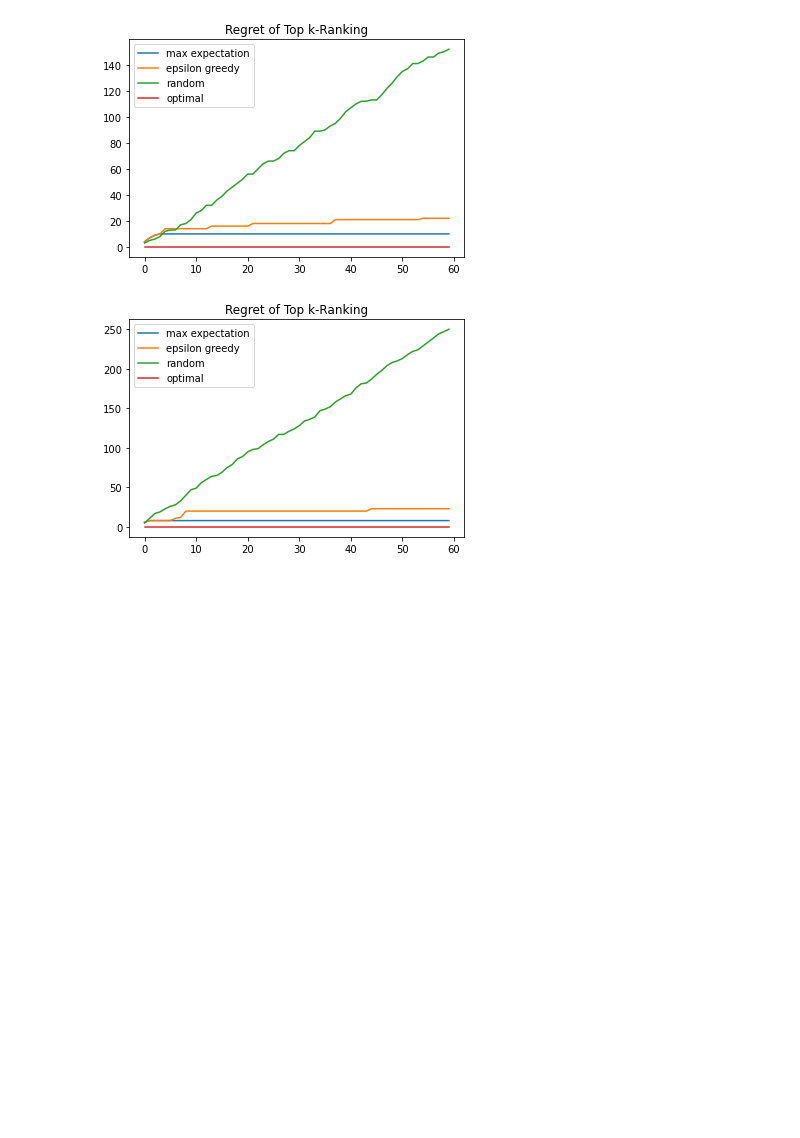
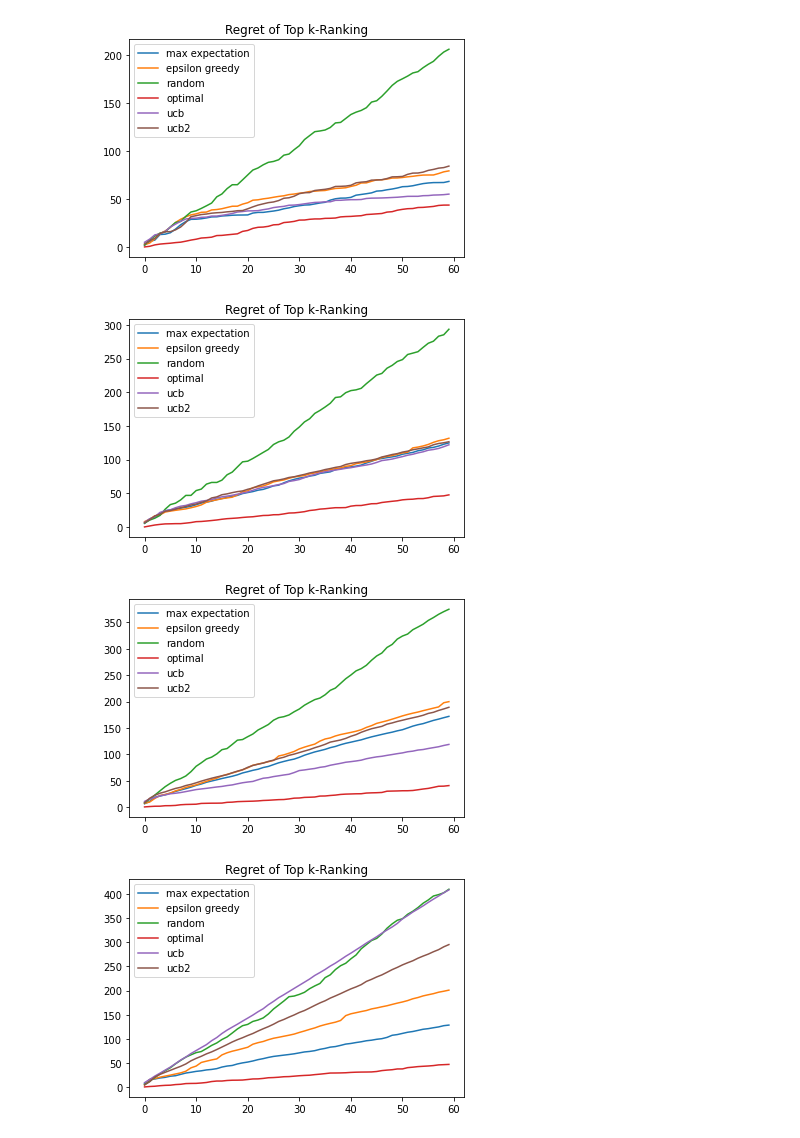
Before and after one commit to nestor-sun/deep_contextual_bandits, a Jupyter notebook: ranking/Ranking.ipynb, the cells around one changed output. Cells and saved outputs as stored; diff of their text form; code cells hidden in the pictures; blank space fills up the shorter version.

```diff
--- a/ranking/Ranking.ipynb
+++ b/ranking/Ranking.ipynb
@@ -144,45 +164,33 @@ def test_model(MAB):
     return regret
 # %%
 arms = 10
-k = 1
-MAB_max_expectation = MAB(arms,k,None,'max_expectation')
-MAB_epsilon_greedy = MAB(arms,k,None,'epsilon_greedy')
-MAB_random = MAB(arms,k,None,'rand')
-MAB_optimal = MAB(arms,k,None,'optimal')
+reward_noise = 1/1
+for k in range(1,5):
+    MAB_max_expectation = MAB(arms,k,None,'max_expectation')
+    MAB_epsilon_greedy = MAB(arms,k,None,'epsilon_greedy')
+    MAB_random = MAB(arms,k,None,'rand')
+    MAB_optimal = MAB(arms,k,None,'optimal')
+    MAB_ucb = MAB(arms,k,None,'ucb')
+    MAB_ucb2 = MAB(arms,k,None,'ucb2')
 
-regret_max_expectation = test_model(MAB_max_expectation)
-regret_epsilon_greedy = test_model(MAB_epsilon_greedy)
-regret_random = test_model(MAB_random)
-regret_optimal = test_model(MAB_optimal)
+    regret_max_expectation = test_model(MAB_max_expectation,reward_noise)
+    regret_epsilon_greedy = test_model(MAB_epsilon_greedy,reward_noise)
+    regret_random = test_model(MAB_random,reward_noise)
+    regret_optimal = test_model(MAB_optimal,reward_noise)
+    regret_ucb = test_model(MAB_ucb,reward_noise)
+    regret_ucb2 = test_model(MAB_ucb2,reward_noise)
 
-plt.plot(range(len(regret_ex)),regret_max_expectation,
-         range(len(regret_epsilon_greedy)),regret_epsilon_greedy,
-         range(len(regret_random)),regret_random,
-         range(len(regret_optimal)),regret_optimal)
-plt.legend(['max expectation','epsilon greedy','random','optimal'])
-plt.title('Regret of Top k-Ranking')
-plt.show()
+    plt.plot(range(len(regret_max_expectation)),regret_max_expectation,
+             range(len(regret_epsilon_greedy)),regret_epsilon_greedy,
+             range(len(regret_random)),regret_random,
+             range(len(regret_optimal)),regret_optimal,
+             range(len(regret_ucb)),regret_ucb,
+             range(len(regret_ucb2)),regret_ucb2)
+    plt.legend(['max expectation','epsilon greedy','random','optimal','ucb','ucb2'])
+    plt.title('Regret of Top k-Ranking')
+    plt.show()
 # %% [output]
-[figure, old version]
+[figure, new version]
+[figure, added]
+[figure, added]
+[figure, added]
-# %%
-arms = 10
-k = 2
-MAB_max_expectation = MAB(arms,k,None,'max_expectation')
-MAB_epsilon_greedy = MAB(arms,k,None,'epsilon_greedy')
-MAB_random = MAB(arms,k,None,'rand')
-MAB_optimal = MAB(arms,k,None,'optimal')
-
-regret_max_expectation = test_model(MAB_max_expectation)
-regret_epsilon_greedy = test_model(MAB_epsilon_greedy)
-regret_random = test_model(MAB_random)
-regret_optimal = test_model(MAB_optimal)
-
-plt.plot(range(len(regret_ex)),regret_max_expectation,
-         range(len(regret_epsilon_greedy)),regret_epsilon_greedy,
-         range(len(regret_random)),regret_random,
-         range(len(regret_optimal)),regret_optimal)
-plt.legend(['max expectation','epsilon greedy','random','optimal'])
-plt.title('Regret of Top k-Ranking')
-plt.show()
-# %% [output]
-[figure, removed]
```
Also changed, not shown: parts of 3 cells of this notebook.
